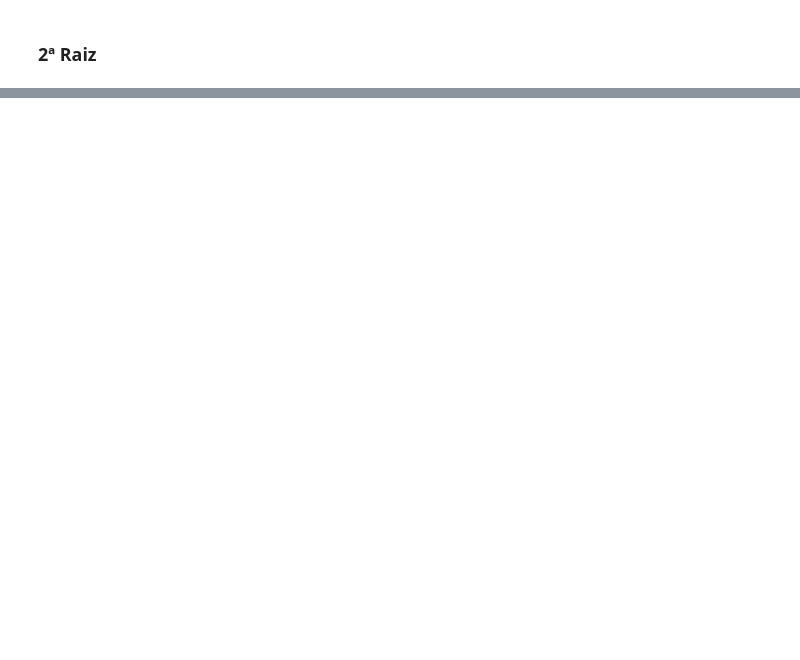
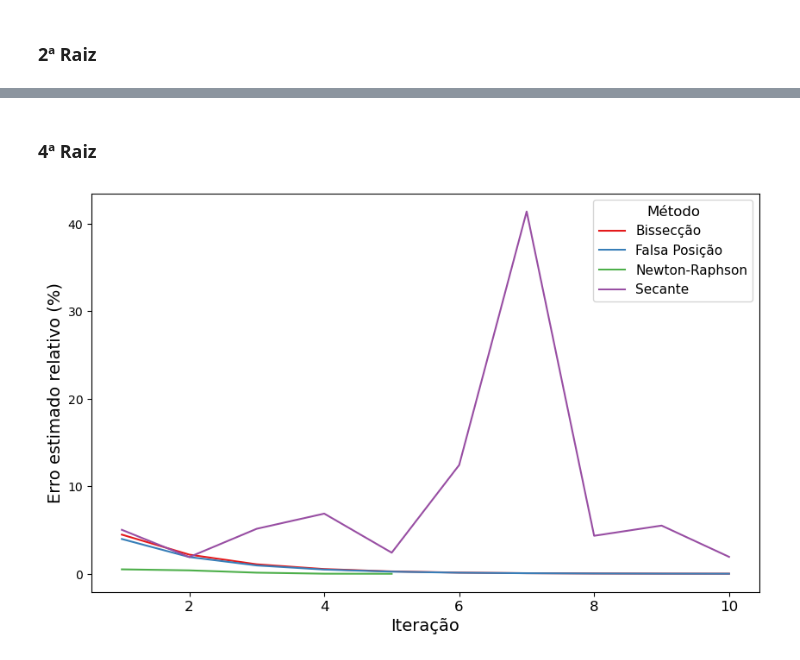
Before and after one commit to igorssant/metodos_numericos, a Jupyter notebook: raizes_funcao/src/results.ipynb, the cells around one changed output, grey strips where cells are left out. Saved outputs shown, nothing was run; the diff lists cells and outputs as text; code cells hidden in the pictures; blank space fills up the shorter version.

```diff
--- a/raizes_funcao/src/results.ipynb
+++ b/raizes_funcao/src/results.ipynb
@@ -58,0 +74,17 @@ plt.show()
+# %% [markdown]
+### 4ª Raiz
+# %%
+df_1 = df[(df['function'] == '(x/2) - tan(2*x)') & (df['root_index'] == 3) & (df['iter'] <= 10)]
+df_1 = df_1[(df_1['method'] != 'Ponto Fixo')]
+#df_1 = df_1[(df_1['method'] != 'Secante')]
+
+fig = plt.figure(figsize=(10, 6))
+sns.lineplot(data=df_1, x='iter', y='relative_error', hue='method', palette='Set1')
+#plt.title('Convergência dos métodos para f(x) = (x/2) - tan(2*x)')
+plt.xlabel('Iteração', fontsize=14)
+plt.xticks(fontsize=12)
+plt.ylabel('Erro estimado relativo (%)', fontsize=14)
+plt.legend(title='Método', loc='upper right', fontsize=11, title_fontsize=12)
+plt.show()
+# %% [output]
+[figure, added]
```
Also changed, not shown: parts of 8 cells of this notebook, 2 other files.
